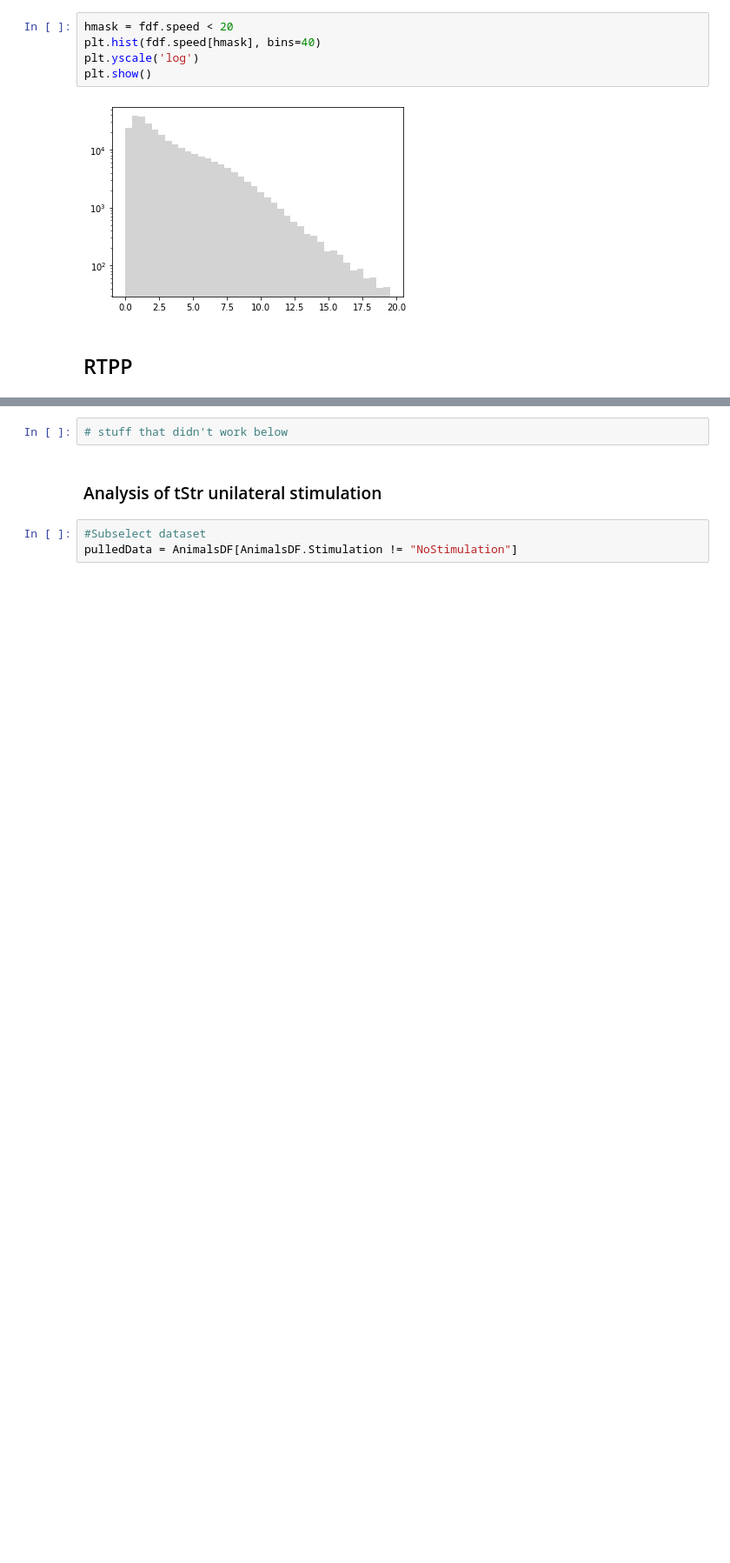
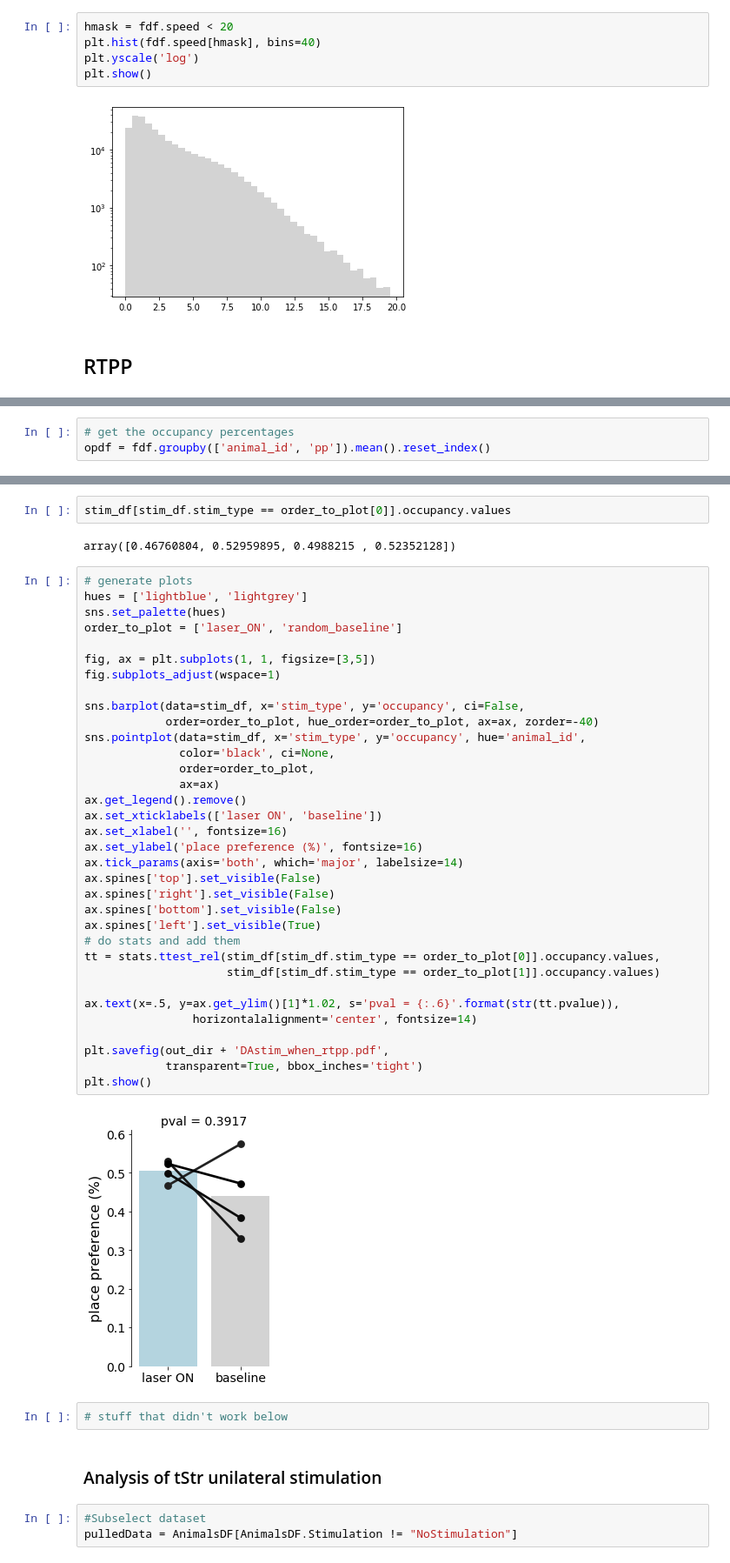
Before and after one commit to HernandoMV/BehaviouralAnalysis, a Jupyter notebook: Dopamine_optostimulation.ipynb, the cells around one changed output, grey strips where cells are left out. Shown at 87% size. Saved outputs shown, nothing was run; the diff lists cells and outputs as text; blank space fills up the shorter version.

```diff
--- a/Dopamine_optostimulation.ipynb
+++ b/Dopamine_optostimulation.ipynb
@@ -1033,0 +1040,3 @@ plt.hist(fdf.isInROI+1)
+# %%
+# get the occupancy percentages
+opdf = fdf.groupby(['animal_id', 'pp']).mean().reset_index()
@@ -1034,3 +1095,43 @@ plt.hist(fdf.isInROI+1)
+# %%
+stim_df[stim_df.stim_type == order_to_plot[0]].occupancy.values
+# %% [output]
+array([0.46760804, 0.52959895, 0.4988215 , 0.52352128])
+# %%
+# generate plots
+hues = ['lightblue', 'lightgrey']
+sns.set_palette(hues)
+order_to_plot = ['laser_ON', 'random_baseline']
+
+fig, ax = plt.subplots(1, 1, figsize=[3,5])
+fig.subplots_adjust(wspace=1)
+
+sns.barplot(data=stim_df, x='stim_type', y='occupancy', ci=False,
+            order=order_to_plot, hue_order=order_to_plot, ax=ax, zorder=-40)
+sns.pointplot(data=stim_df, x='stim_type', y='occupancy', hue='animal_id',
+              color='black', ci=None,
+              order=order_to_plot,
+              ax=ax)
+ax.get_legend().remove()
+ax.set_xticklabels(['laser ON', 'baseline'])
+ax.set_xlabel('', fontsize=16)
+ax.set_ylabel('place preference (%)', fontsize=16)
+ax.tick_params(axis='both', which='major', labelsize=14)
+ax.spines['top'].set_visible(False)
+ax.spines['right'].set_visible(False)
+ax.spines['bottom'].set_visible(False)
+ax.spines['left'].set_visible(True)
+# do stats and add them
+tt = stats.ttest_rel(stim_df[stim_df.stim_type == order_to_plot[0]].occupancy.values,
+                     stim_df[stim_df.stim_type == order_to_plot[1]].occupancy.values)
+
+ax.text(x=.5, y=ax.get_ylim()[1]*1.02, s='pval = {:.6}'.format(str(tt.pvalue)),
+                horizontalalignment='center', fontsize=14)
+
+plt.savefig(out_dir + 'DAstim_when_rtpp.pdf',
+            transparent=True, bbox_inches='tight')
+plt.show()
+# %% [output]
+[figure, added]
 # %%
 # stuff that didn't work below
 # %% [markdown]
```
Also changed, not shown: parts of 8 cells of this notebook.
